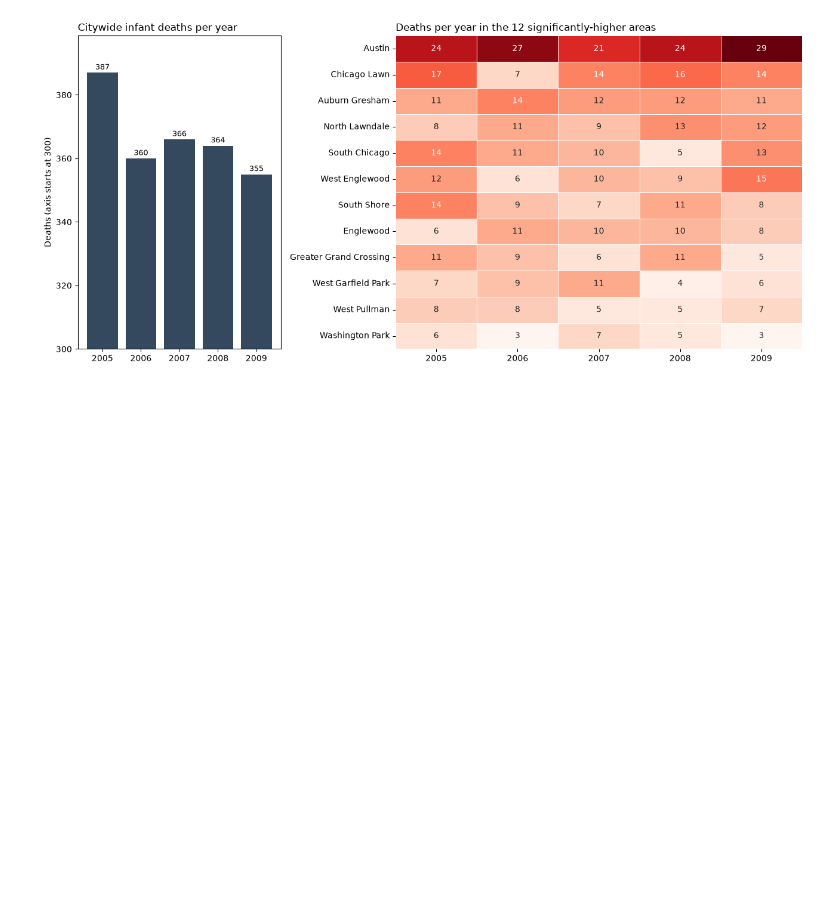
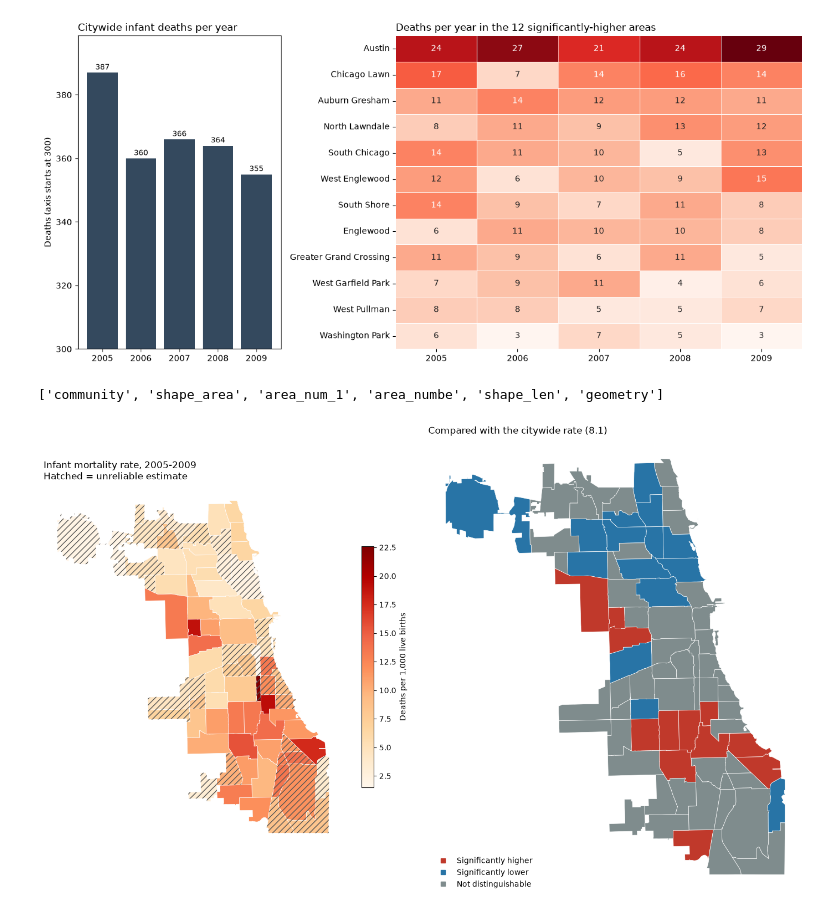
Before and after one commit to ItsUgesh/data-visualization, a Jupyter notebook: infant-mortality-in-chicago.ipynb, the cells around one changed output. Saved outputs shown, nothing was run; the diff lists cells and outputs as text; code cells hidden in the pictures; blank space fills up the shorter version.

```diff
--- a/infant-mortality-in-chicago.ipynb
+++ b/infant-mortality-in-chicago.ipynb
@@ -145,3 +145,39 @@ fig.tight_layout()
 fig.savefig(FIG_DIR / "04_trends.png", dpi=200, bbox_inches="tight")
 # %% [output]
 [figure]
+# %%
+import geopandas as gpd
+
+BOUNDARY_SRC = "https://data.cityofchicago.org/api/geospatial/igwz-8jzy?method=export&format=GeoJSON"
+# BOUNDARY_SRC = "data/chicago_community_areas.geojson"   # use this if the download fails
+
+areas = gpd.read_file(BOUNDARY_SRC)
+print(areas.columns.tolist())        # check which column holds the area number
+
+num_col = next(c for c in ["area_numbe", "area_num_1", "area_number"] if c in areas.columns)
+areas["area_id"] = areas[num_col].astype(int)
+
+gmap = areas[["area_id", "geometry"]].merge(df, on="area_id", how="left")
+assert gmap["imr"].notna().all(), "Some areas did not match - check the join column"
+
+fig, (a1, a2) = plt.subplots(1, 2, figsize=(14, 9))
+
+gmap.plot(column="imr", cmap="OrRd", edgecolor="white", linewidth=0.5, ax=a1,
+          legend=True, legend_kwds={"label": "Deaths per 1,000 live births", "shrink": 0.5})
+gmap[~gmap["reliable"]].plot(ax=a1, facecolor="none", edgecolor="#555",
+                             hatch="///", linewidth=0)
+a1.set_title("Infant mortality rate, 2005-2009\nHatched = unreliable estimate", loc="left")
+
+gmap.plot(color=gmap["status"].map(COLORS), edgecolor="white", linewidth=0.5, ax=a2)
+a2.set_title(f"Compared with the citywide rate ({CITY_IMR})", loc="left")
+for label, c in COLORS.items():
+    a2.plot([], [], "s", color=c, label=label)
+a2.legend(loc="lower left", frameon=False)
+
+for a in (a1, a2):
+    a.set_axis_off()
+fig.tight_layout()
+fig.savefig(FIG_DIR / "05_chicago_maps.png", dpi=200, bbox_inches="tight")
+# %% [output]
+['community', 'shape_area', 'area_num_1', 'area_numbe', 'shape_len', 'geometry']
+[figure, added]
```
Also changed, not shown: 1 other file.
